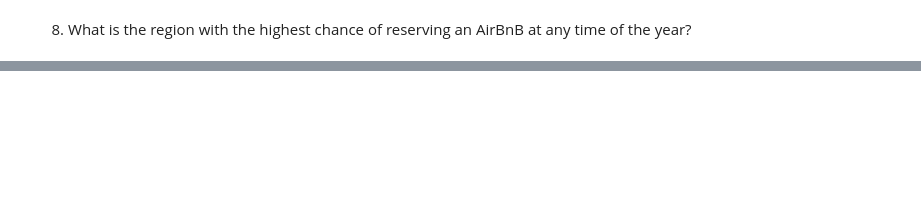
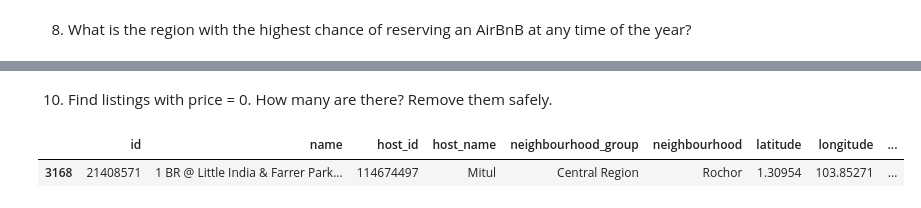
Before and after one commit to tharina11/Python-Projects, a Jupyter notebook: 5. Singapore Airbnb data Exploratory Data Analysis/AirBnB_EDA.ipynb, the cells around one changed output, grey strips where cells are left out. Cells and saved outputs as stored; diff of their text form; code cells hidden in the pictures; blank space fills up the shorter version.

```diff
--- a/5. Singapore Airbnb data Exploratory Data Analysis/AirBnB_EDA.ipynb
+++ b/5. Singapore Airbnb data Exploratory Data Analysis/AirBnB_EDA.ipynb
@@ -388,0 +386,7 @@ mean_availability_by_group
+# %% [markdown]
+10. Find listings with price = 0. How many are there? Remove them safely.
+# %%
+data[data['price'] == 0]
+# %% [output]
+|  | id | name | host_id | host_name | neighbourhood_group | neighbourhood | latitude | longitude | ... |
+| 3168 | 21408571 | 1 BR @ Little India & Farrer Park... | 114674497 | Mitul | Central Region | Rochor | 1.30954 | 103.85271 | ... |
```
Also changed, not shown: parts of 31 cells of this notebook.
